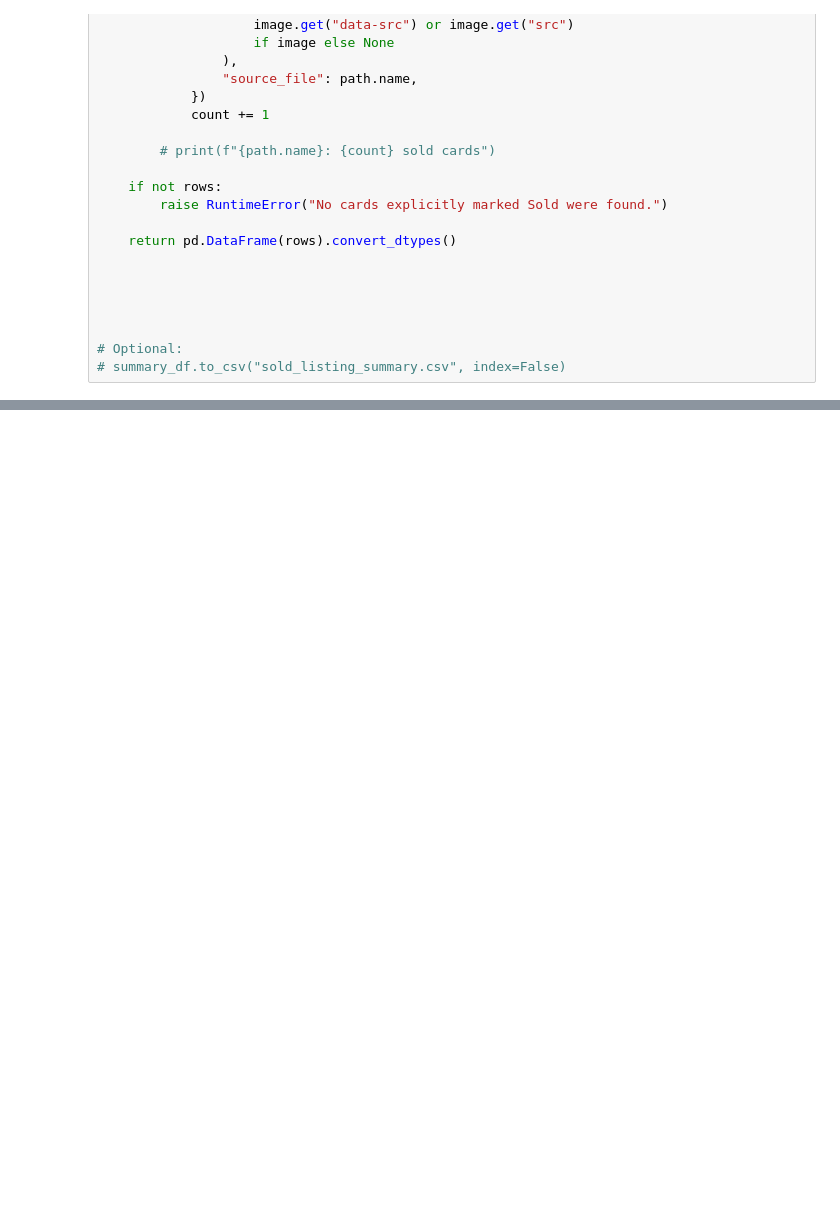
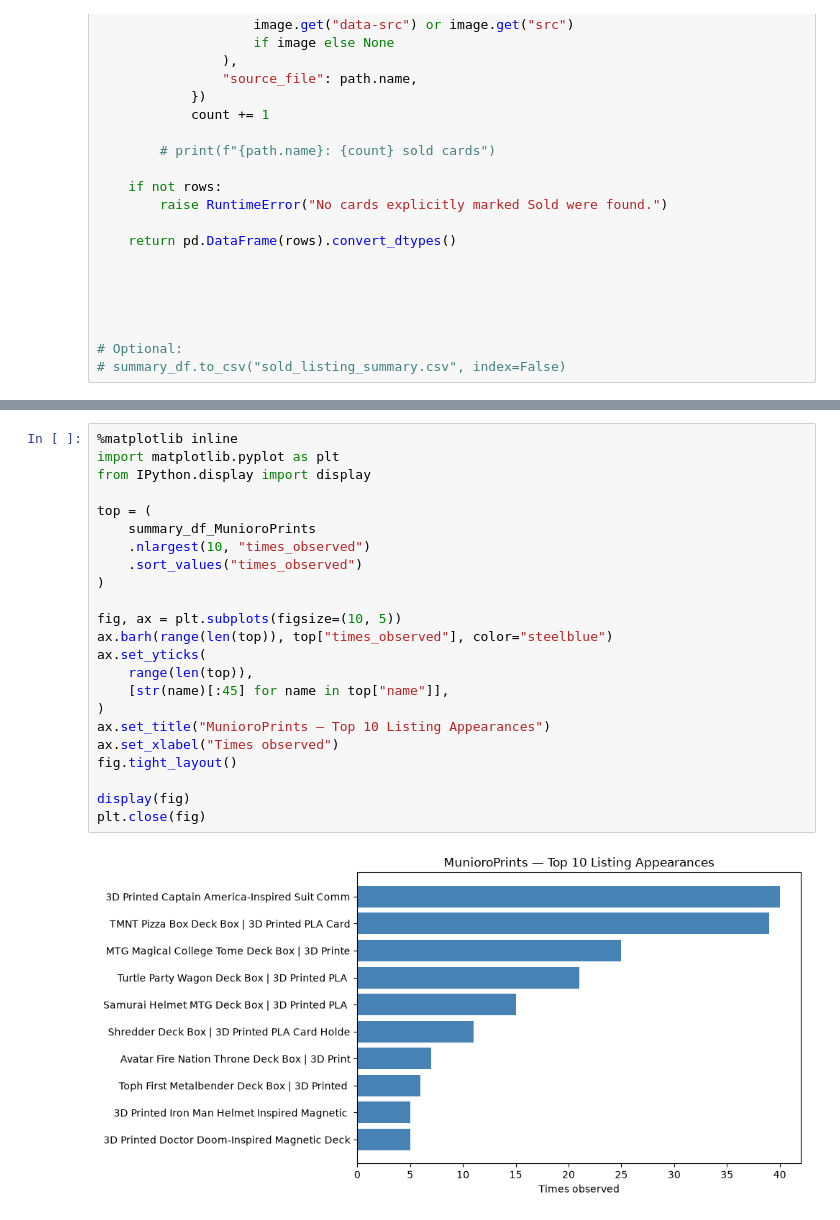
Before and after one commit to demetriusrauck/market_analysis, a Jupyter notebook: market_analysis.ipynb, the cells around one changed output, grey strips where cells are left out. Drawn from its saved outputs; the diff is of its cells as text; blank space fills up the shorter version.

```diff
--- a/market_analysis.ipynb
+++ b/market_analysis.ipynb
@@ -478,0 +446,25 @@ MunioroPrints
+# %%
+%matplotlib inline
+import matplotlib.pyplot as plt
+from IPython.display import display
+
+top = (
+    summary_df_MunioroPrints
+    .nlargest(10, "times_observed")
+    .sort_values("times_observed")
+)
+
+fig, ax = plt.subplots(figsize=(10, 5))
+ax.barh(range(len(top)), top["times_observed"], color="steelblue")
+ax.set_yticks(
+    range(len(top)),
+    [str(name)[:45] for name in top["name"]],
+)
+ax.set_title("MunioroPrints — Top 10 Listing Appearances")
+ax.set_xlabel("Times observed")
+fig.tight_layout()
+
+display(fig)
+plt.close(fig)
+# %% [output]
+[figure, added]
```
Also changed, not shown: parts of 8 cells of this notebook.
